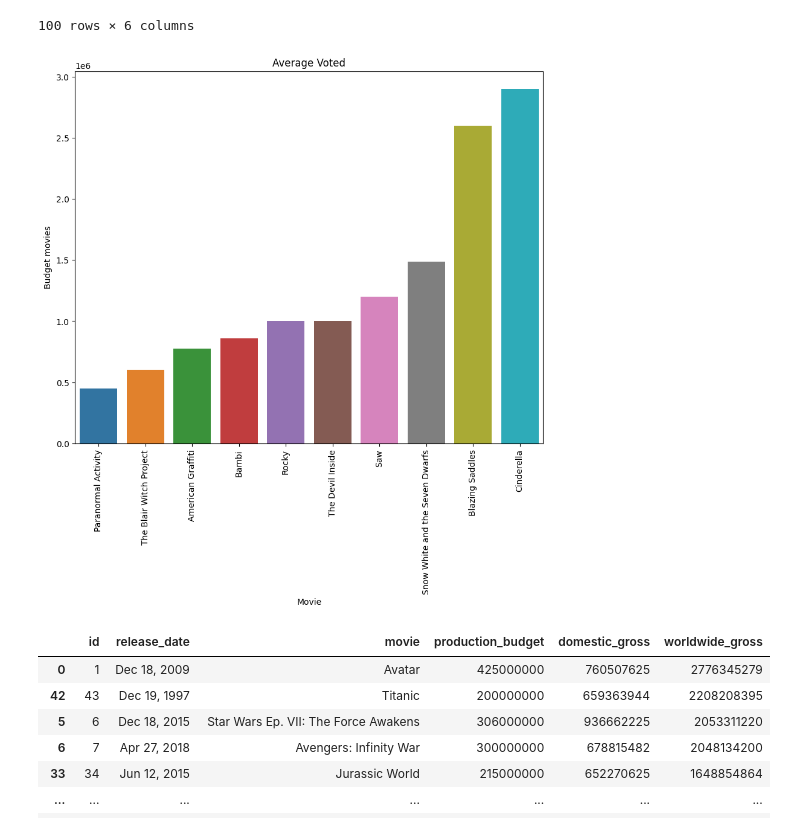
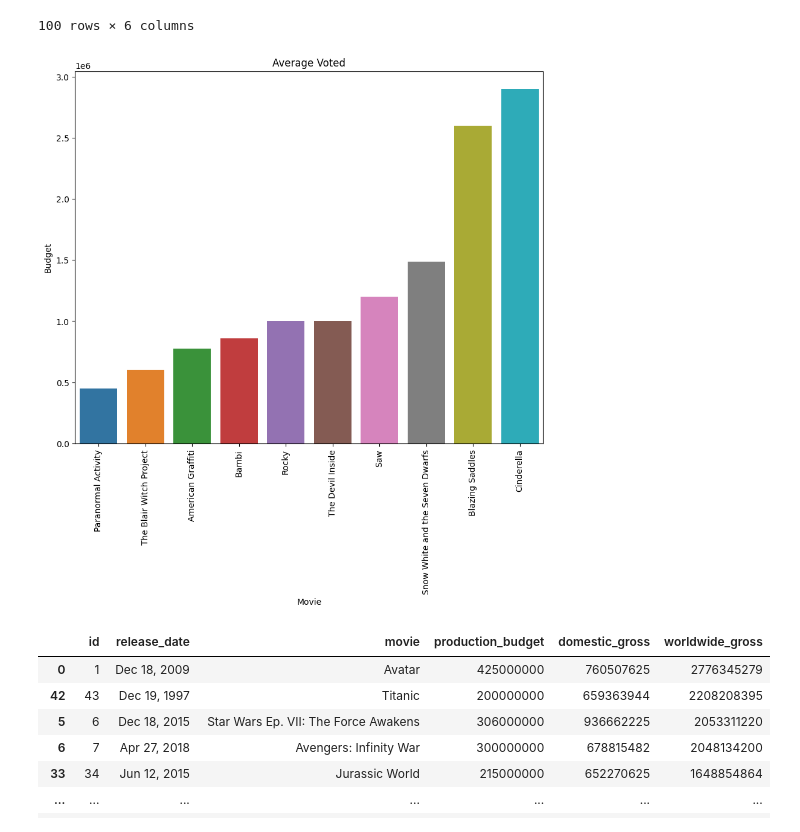
Before and after one commit to Ed-Odhiambo/dsc-phase-1-project-v2-4, a Jupyter notebook: working_project_edit.ipynb, the cells around one changed output. Saved outputs shown, nothing was run; the diff lists cells and outputs as text; code cells hidden in the pictures.

```diff
--- a/working_project_edit.ipynb
+++ b/working_project_edit.ipynb
@@ -328,15 +409,15 @@ TheNum_Budgetable
 # %%
 fig, axes = plt.subplots(figsize=(10,8))
 
-sns.barplot(x =TheNum_Budgetable['movie'].head(10), y =TheNum_Budgetable['production_budget'].head(10))
+sns.barplot(x=TheNum_Budgetable['movie'].head(10), y=TheNum_Budgetable['production_budget'].head(10))
 plt.title('Average Voted')
+plt.ylabel('Budget')
 plt.xlabel('Movie')
-plt.ylabel('Budget movies')
 plt.xticks(rotation = 90)
 
 plt.show()
 # %% [output]
-[figure, old version]
+[figure, new version]
 # %%
 TheNum_TopGross = TheNumbers_profitable.sort_values(by='worldwide_gross', ascending=False).head(100)
 TheNum_TopGross
```
Also changed, not shown: parts of 43 cells of this notebook.
